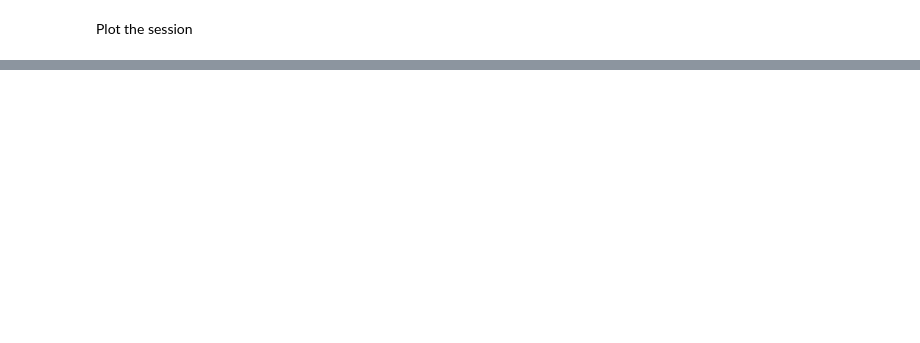
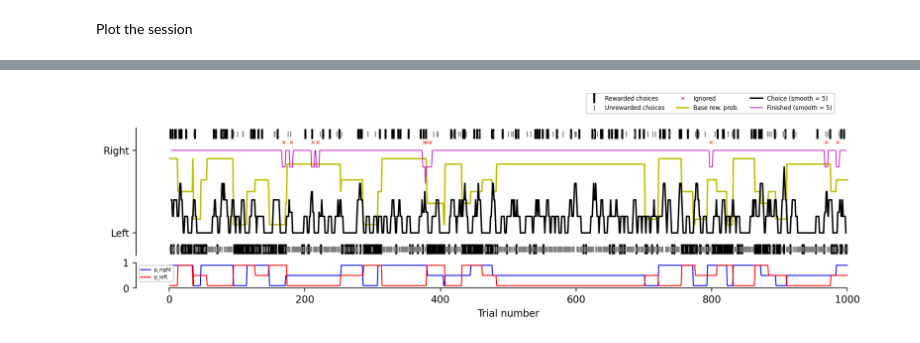
Before and after one commit to AllenNeuralDynamics/aind-dynamic-foraging-models, a Jupyter notebook: notebook/demo_gym_env.ipynb, the cells around one changed output, grey strips where cells are left out. Cells and saved outputs as stored; diff of their text form; code cells hidden in the pictures; blank space fills up the shorter version.

```diff
--- a/notebook/demo_gym_env.ipynb
+++ b/notebook/demo_gym_env.ipynb
@@ -58,0 +110,8 @@ plot_foraging_session(choice_history=actions,
+# %%
+actions = np.array(actions).astype(float)
+actions[actions==IGNORE] = np.nan
+plot_foraging_session(choice_history=actions,
+                      reward_history=rewards,
+                      p_reward=np.array(env.task.trial_p_reward).T);
+# %% [output]
+[figure, added]
```
Also changed, not shown: parts of 11 cells of this notebook.
